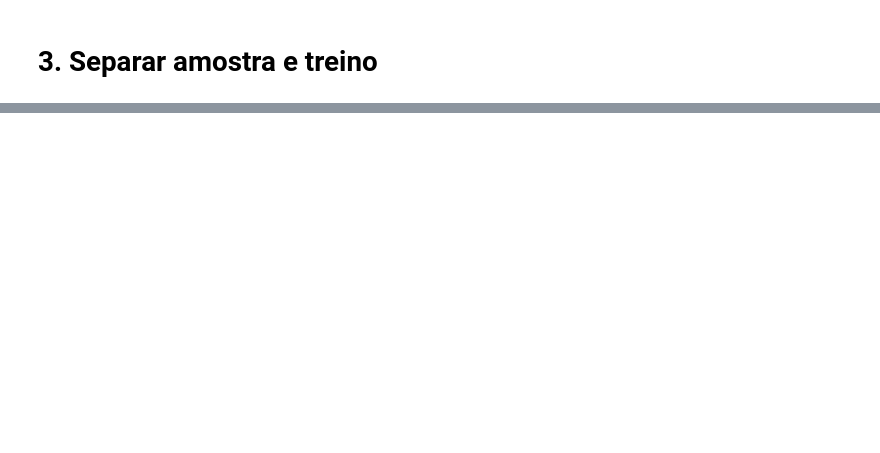
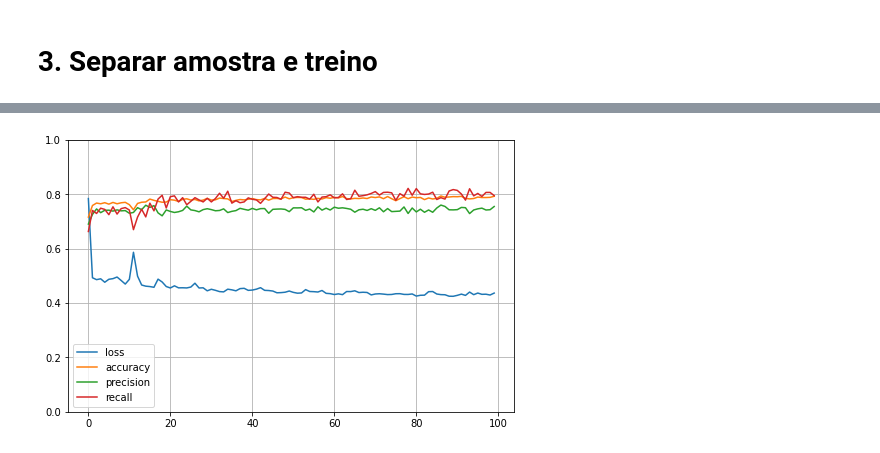
Before and after one commit to primojr/estudos_python, a Jupyter notebook: py/rede_neural.ipynb, the cells around one changed output, grey strips where cells are left out. Drawn from its saved outputs; the diff is of its cells as text; code cells hidden in the pictures; blank space fills up the shorter version.

```diff
--- a/py/rede_neural.ipynb
+++ b/py/rede_neural.ipynb
@@ -49,6 +49,14 @@ df['class_cep'] = df['class_cep'].replace('D.Bom','3')
 df['class_cep'] = df['class_cep'].replace('E.MuitoBom','4')
 df['class_cep'] = df['class_cep'].astype(float)
 
+
+## Binario resposta
+df.loc[df['classe1'] == 'ComCartaoApp', 'Class'] = 1
+df.loc[df['classe1'] != 'ComCartaoApp', 'Class'] = 0
+df = df.drop('classe1',axis=1)
+df.head()
+
+
 # Remover na()
 df = df.dropna()
 df = df.reset_index()
@@ -78,7 +86,7 @@ dtype: object
 # %%
 #df = df.loc[:,df.columns[1:]]
 X = df.loc[:, df.columns[2:14]]
-y = df.loc[:,['classe1']]
+y = df.loc[:,['Class']]
 
 n_aleatorio = np.arange(df.shape[0])
 np.random.shuffle(n_aleatorio)
@@ -136,0 +149,19 @@ accuracy_score(y_test, y_linha['Class'])
+# %%
+model = tf.keras.Sequential([
+    tf.keras.layers.Dense(128, activation='relu'),
+    tf.keras.layers.Dense(256, activation='relu'),
+    tf.keras.layers.Dense(256, activation='relu'),
+    tf.keras.layers.Dense(1, activation='sigmoid')
+])
+
+model.compile(
+    loss=tf.keras.losses.binary_crossentropy,
+    optimizer=tf.keras.optimizers.Adam(lr=0.03),
+    metrics=[
+        tf.keras.metrics.BinaryAccuracy(name='accuracy'),
+        tf.keras.metrics.Precision(name='precision'),
+        tf.keras.metrics.Recall(name='recall')
+    ]
+)
+
+history = model.fit(X_train, y_train, epochs=100)
@@ -136,0 +187,10 @@ accuracy_score(y_test, y_linha['Class'])
+# %%
+import pandas as pd
+import matplotlib.pyplot as plt
+
+pd.DataFrame(history.history).plot(figsize = (8,5))
+plt.grid(True)
+plt.gca().set_ylim(0,1)
+plt.show()
+# %% [output]
+[figure, added]
```
Also changed, not shown: parts of 11 cells of this notebook.
